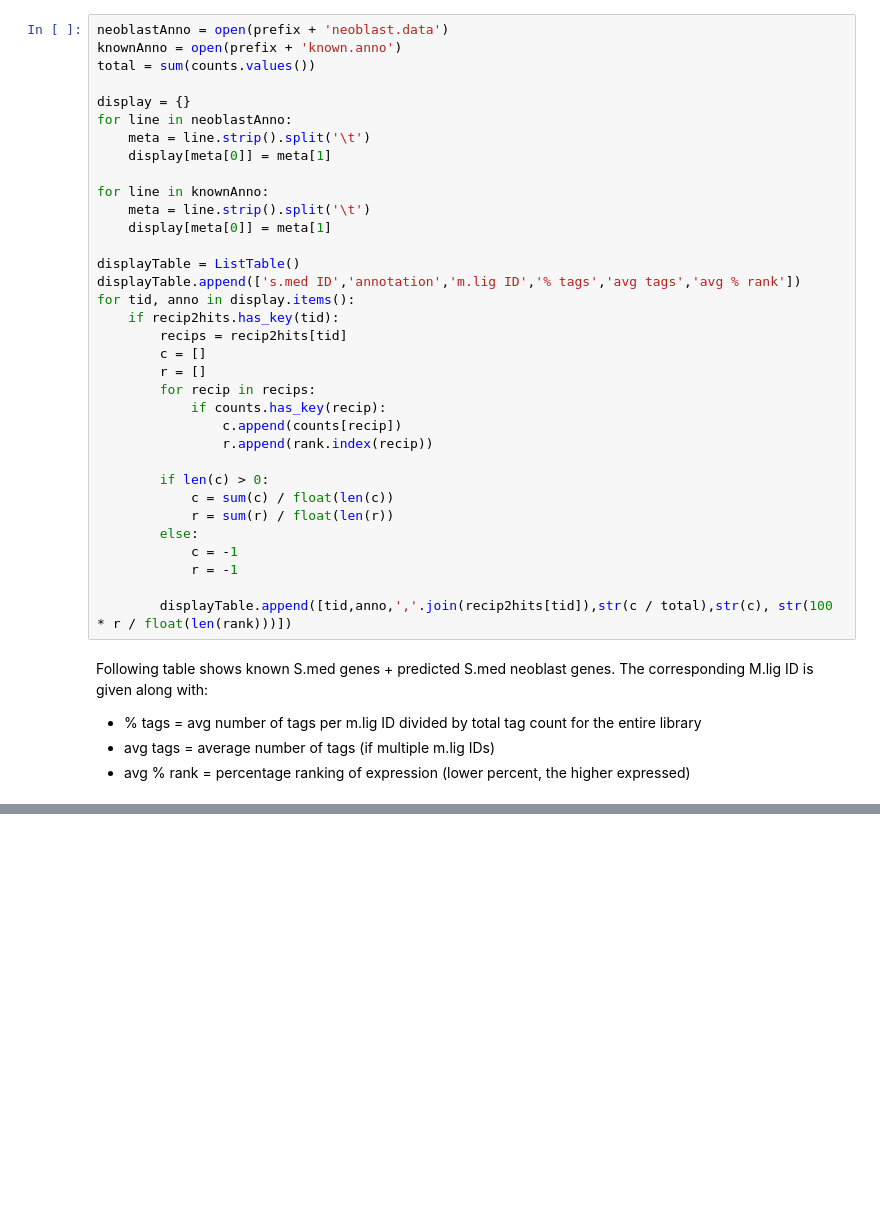
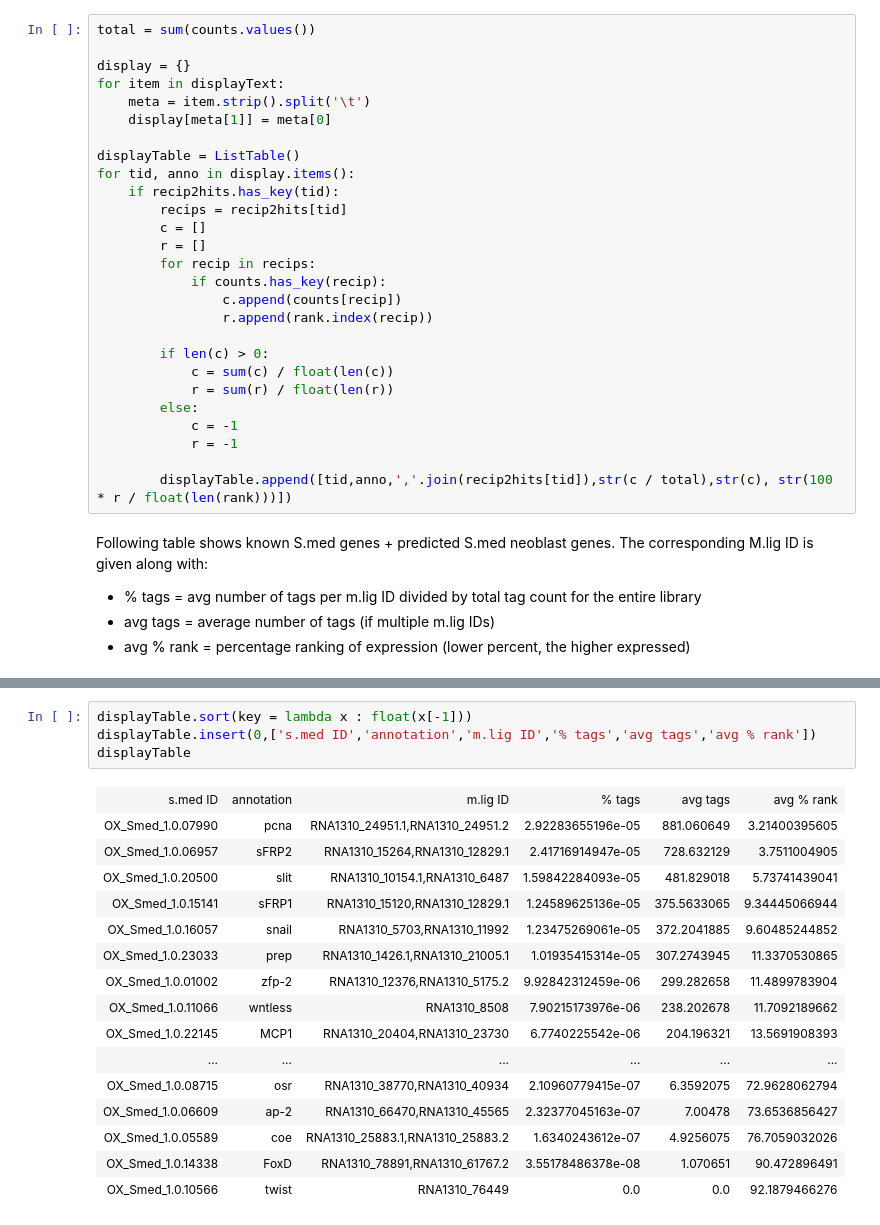
Before and after one commit to damiankao/mlig-regeneration-transcriptome, a Jupyter notebook: 000_smed-mlig-ortho.ipynb, the cells around one changed output, grey strips where cells are left out. Drawn from its saved outputs; the diff is of its cells as text; blank space fills up the shorter version.

```diff
--- a/000_smed-mlig-ortho.ipynb
+++ b/000_smed-mlig-ortho.ipynb
@@ -85,19 +129,12 @@ rank = [x[0] for x in rank]
 # %%
-neoblastAnno = open(prefix + 'neoblast.data')
-knownAnno = open(prefix + 'known.anno')
 total = sum(counts.values())
 
 display = {}
-for line in neoblastAnno:
-    meta = line.strip().split('\t')
-    display[meta[0]] = meta[1]
-
-for line in knownAnno:
-    meta = line.strip().split('\t')
-    display[meta[0]] = meta[1]
+for item in displayText:
+    meta = item.strip().split('\t')
+    display[meta[1]] = meta[0]
 
 displayTable = ListTable()
-displayTable.append(['s.med ID','annotation','m.lig ID','% tags','avg tags','avg % rank'])
 for tid, anno in display.items():
     if recip2hits.has_key(tid):
         recips = recip2hits[tid]
@@ -143,0 +162,21 @@ displayTable
+# %%
+displayTable.sort(key = lambda x : float(x[-1]))
+displayTable.insert(0,['s.med ID','annotation','m.lig ID','% tags','avg tags','avg % rank'])
+displayTable
+# %% [output]
+| s.med ID | annotation | m.lig ID | % tags | avg tags | avg % rank |
+| OX_Smed_1.0.07990 | pcna | RNA1310_24951.1,RNA1310_24951.2 | 2.92283655196e-05 | 881.060649 | 3.21400395605 |
+| OX_Smed_1.0.06957 | sFRP2 | RNA1310_15264,RNA1310_12829.1 | 2.41716914947e-05 | 728.632129 | 3.7511004905 |
+| OX_Smed_1.0.20500 | slit | RNA1310_10154.1,RNA1310_6487 | 1.59842284093e-05 | 481.829018 | 5.73741439041 |
+| OX_Smed_1.0.15141 | sFRP1 | RNA1310_15120,RNA1310_12829.1 | 1.24589625136e-05 | 375.5633065 | 9.34445066944 |
+| OX_Smed_1.0.16057 | snail | RNA1310_5703,RNA1310_11992 | 1.23475269061e-05 | 372.2041885 | 9.60485244852 |
+| OX_Smed_1.0.23033 | prep | RNA1310_1426.1,RNA1310_21005.1 | 1.01935415314e-05 | 307.2743945 | 11.3370530865 |
+| OX_Smed_1.0.01002 | zfp-2 | RNA1310_12376,RNA1310_5175.2 | 9.92842312459e-06 | 299.282658 | 11.4899783904 |
+| OX_Smed_1.0.11066 | wntless | RNA1310_8508 | 7.90215173976e-06 | 238.202678 | 11.7092189662 |
+| OX_Smed_1.0.22145 | MCP1 | RNA1310_20404,RNA1310_23730 | 6.7740225542e-06 | 204.196321 | 13.5691908393 |
+| ... | ... | ... | ... | ... | ... |
+| OX_Smed_1.0.08715 | osr | RNA1310_38770,RNA1310_40934 | 2.10960779415e-07 | 6.3592075 | 72.9628062794 |
+| OX_Smed_1.0.06609 | ap-2 | RNA1310_66470,RNA1310_45565 | 2.32377045163e-07 | 7.00478 | 73.6536856427 |
+| OX_Smed_1.0.05589 | coe | RNA1310_25883.1,RNA1310_25883.2 | 1.6340243612e-07 | 4.9256075 | 76.7059032026 |
+| OX_Smed_1.0.14338 | FoxD | RNA1310_78891,RNA1310_61767.2 | 3.55178486378e-08 | 1.070651 | 90.472896491 |
+| OX_Smed_1.0.10566 | twist | RNA1310_76449 | 0.0 | 0.0 | 92.1879466276 |
```
Also changed, not shown: parts of 2 cells of this notebook.
